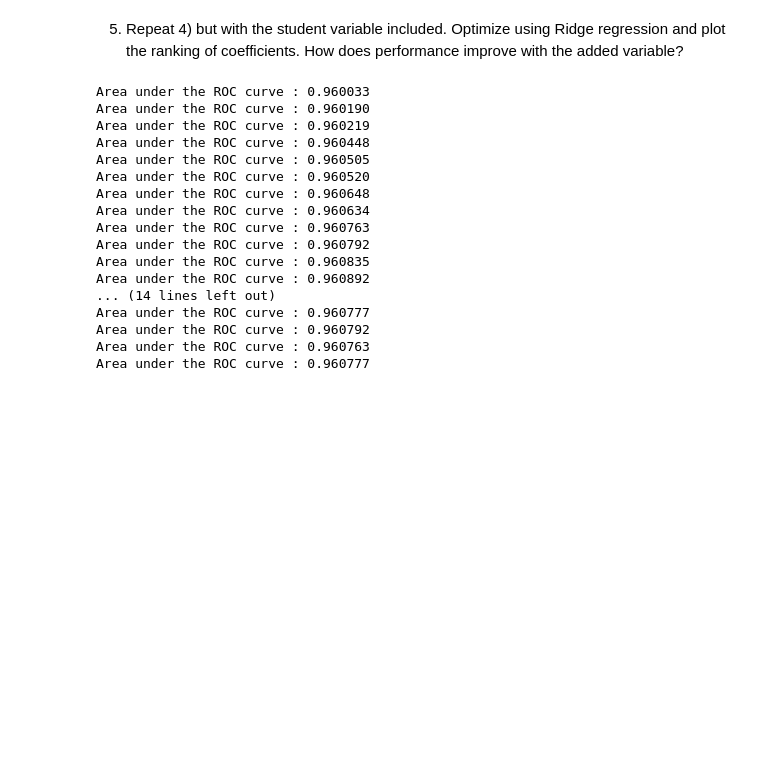
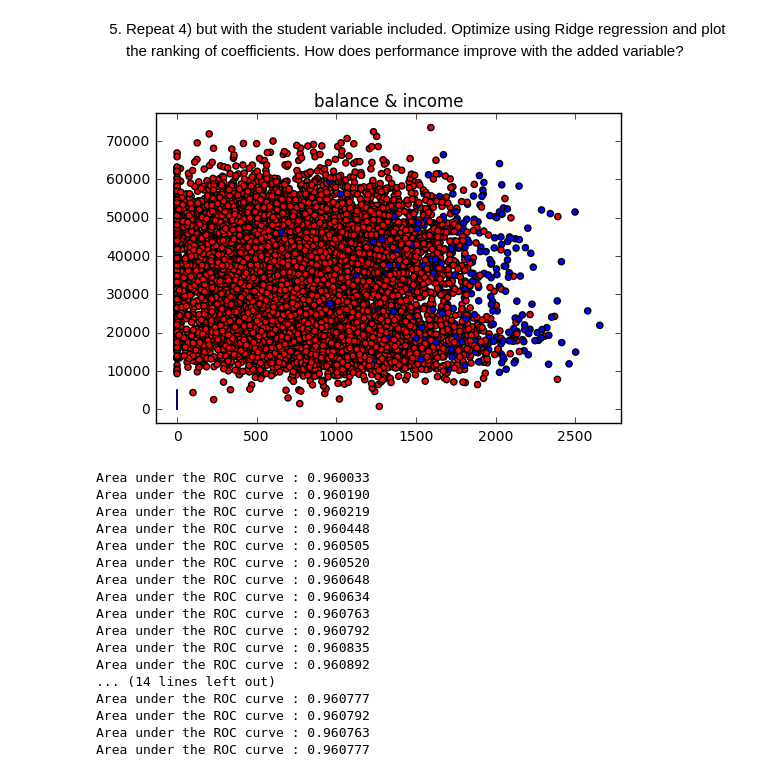
Before and after one commit to Columbia-Intro-Data-Science/python-introduction-LingxiangYu, a Jupyter notebook: LY2305_HW3.ipynb, the cells around one changed output. Drawn from its saved outputs; the diff is of its cells as text; code cells hidden in the pictures; blank space fills up the shorter version.

```diff
--- a/LY2305_HW3.ipynb
+++ b/LY2305_HW3.ipynb
@@ -190,3 +199,6 @@ scaler = StandardScaler()
 X2 = scaler.fit_transform(X1)
 
 n2_samples, n2_features = X2.shape
+half = int(n2_samples/2)
+X2_train, X2_test = X2[:half], X2[half:]
+y2_train, y2_test = y2[:half], y2[half:]
@@ -195,3 +205,19 @@ n2_samples, n2_features = X2.shape
+# %%
+#decision boundary
+regr2 = LogisticRegression()
+model2 = regr2.fit(X2_train, y2_train)
+probs = model2.predict_proba(X2_test)
+# %%
+fig, ax = plt.subplots()
+col = {0:'red', 1:'blue'}
+ax.scatter(data_final.balance, data_final.income, c=data_final['default'].apply(lambda x: col[x]))
+plt.title('balance & income')
+
+#plt.plot(data_final.balance, data_final.balance*coeff1[0,1] + inter1[0], 'black')
+ax.contour(X2_test,probs, levels=[0.5], color="green",vmin=0, vmax=30000)
+plt.show()
+# %% [output]
+[figure, added]
 # %%
 #compute AUC ROC
 def generate_auc(X,y,clf_class,**kwargs):
```
Also changed, not shown: parts of 16 cells of this notebook.
